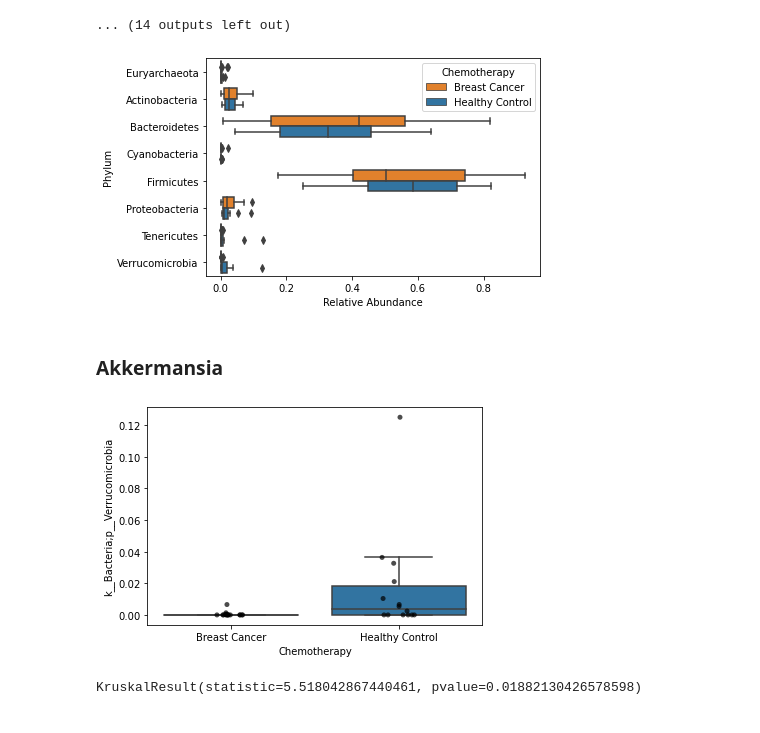
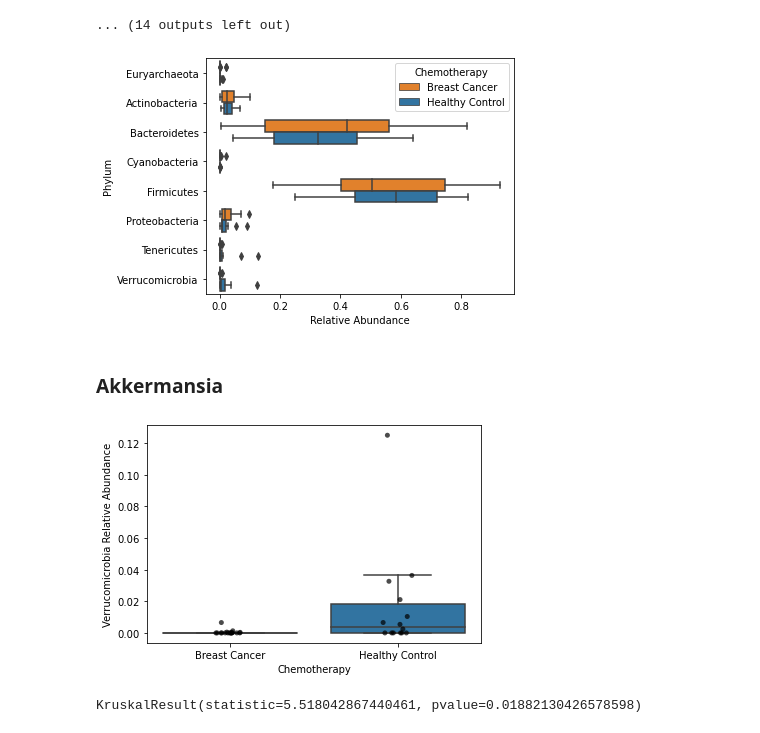
Before and after one commit to sterrettJD/Chemobrain, a Jupyter notebook: Reanalyze-after-blooms-removed.ipynb, the cells around one changed output. Cells and saved outputs as stored; diff of their text form; code cells hidden in the pictures.

```diff
--- a/Reanalyze-after-blooms-removed.ipynb
+++ b/Reanalyze-after-blooms-removed.ipynb
@@ -626,24 +635,26 @@ k__Bacteria;p__Cyanobacteria
 # %%
 L2chemo = pd.concat([L2.loc[:,L2.mean(axis=0)>0.001],
                      metadata["Chemotherapy"]],
                     axis=1)
 
 L2chemo = pd.melt(L2chemo, id_vars="Chemotherapy")
 
 L2chemo["Phylum"] = L2chemo["variable"].apply(lambda x: x.split("p__")[1])
 
 ax = sns.boxplot(x="value",
                 y="Phylum",
                 hue="Chemotherapy",
                 data=L2chemo,
                 palette=["tab:orange","tab:blue"])
 
 ax.set_xlabel("Relative Abundance")
+plt.tight_layout()
 
 plt.savefig("Figures/Phyla-boxplots.pdf")
+plt.savefig("Figures/Phyla-boxplots.png")
 plt.show()
 # %% [output]
-[figure, old version]
+[figure, new version]
 # %% [markdown]
 ### Akkermansia
 # %%
@@ -657,9 +668,12 @@ sns.stripplot(x=metadata["Chemotherapy"],
               palette=["black"]*2,
               alpha=0.7,
               ax=ax)
+ax.set_ylabel(r"Verrucomicrobia Relative Abundance")
+plt.savefig("Figures/Verruco_Chemo_boxplot.pdf")
+plt.savefig("Figures/Verruco_Chemo_boxplot.png")
 plt.show()
 # %% [output]
-[figure, old version]
+[figure, new version]
 # %%
 kruskal(L2.loc[metadata["Chemotherapy"]=="Breast Cancer","k__Bacteria;p__Verrucomicrobia"],
         L2.loc[metadata["Chemotherapy"]=="Healthy Control","k__Bacteria;p__Verrucomicrobia"])
```
Also changed, not shown: parts of 14 cells of this notebook.
